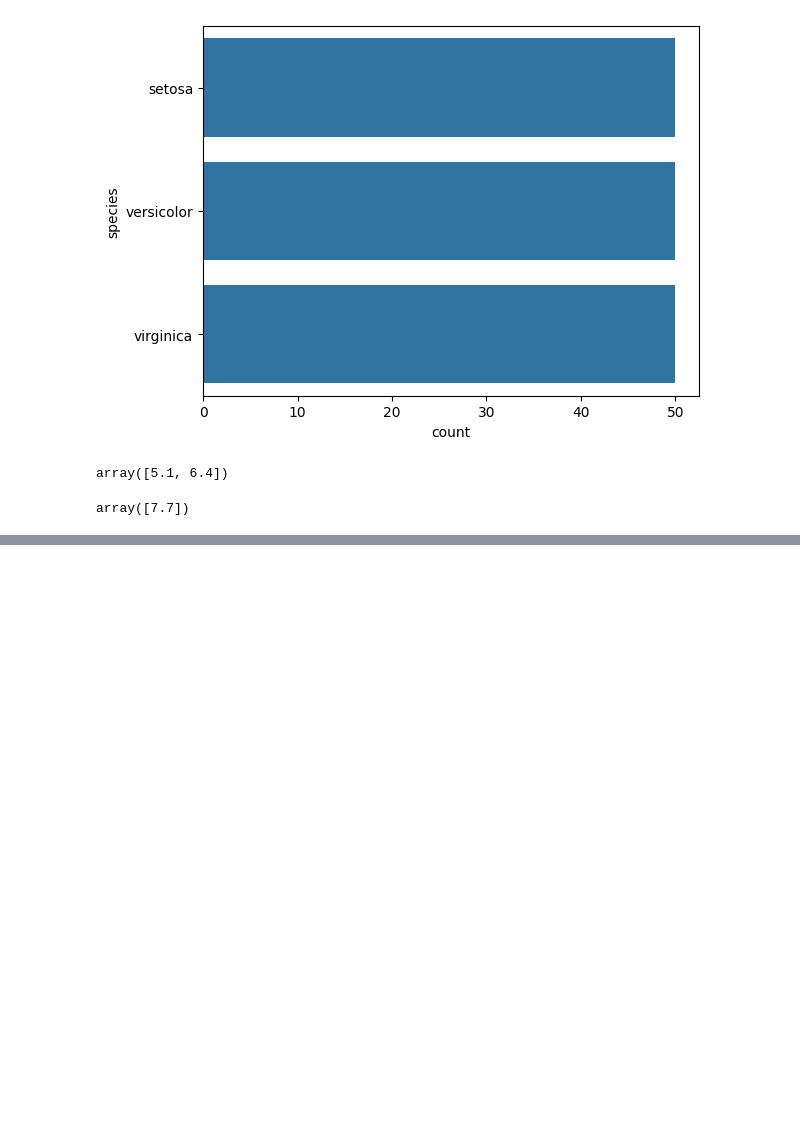
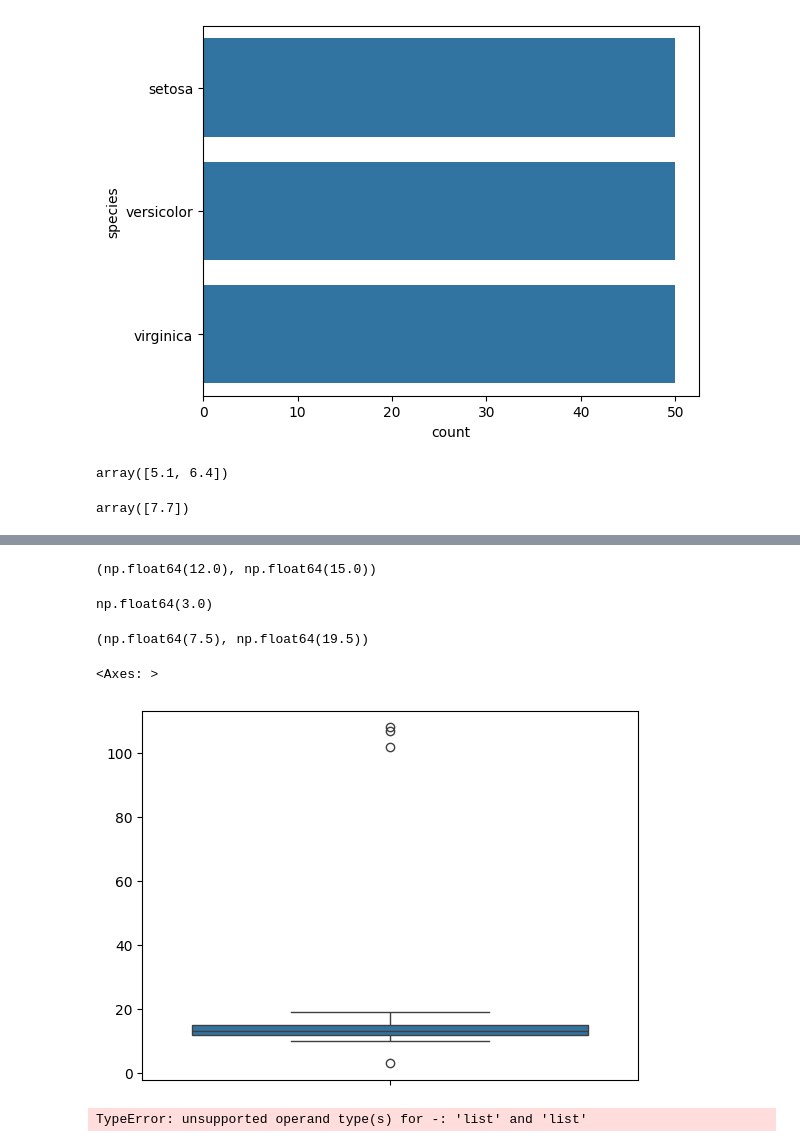
Before and after one commit to itmesneha/dl_pytorch, a Jupyter notebook: stats for data science/stats_datascience.ipynb, the cells around one changed output, grey strips where cells are left out. Saved outputs shown, nothing was run; the diff lists cells and outputs as text; code cells hidden in the pictures; blank space fills up the shorter version.

```diff
--- a/stats for data science/stats_datascience.ipynb
+++ b/stats for data science/stats_datascience.ipynb
@@ -67,0 +107,3 @@ array([7.7])
+# %%
+dataset = sorted(dataset)
+dataset
@@ -67,0 +128,26 @@ array([7.7])
+# %%
+q1, q3 = np.percentile(dataset, [25, 75])
+q1, q3
+# %% [output]
+(np.float64(12.0), np.float64(15.0))
+# %%
+iqr = q3 - q1
+iqr
+# %% [output]
+np.float64(3.0)
+# %%
+lower_fence = q1 - 1.5*iqr
+upper_fence = q3 + 1.5*iqr
+lower_fence, upper_fence
+# %% [output]
+(np.float64(7.5), np.float64(19.5))
+# %%
+sns.boxplot(dataset)
+# %% [output]
+<Axes: >
+[figure, added]
+# %%
+clean_dataset = dataset - outliers
+clean_dataset
+# %% [output]
+TypeError: unsupported operand type(s) for -: 'list' and 'list'
```
Also changed, not shown: parts of 7 cells of this notebook.
